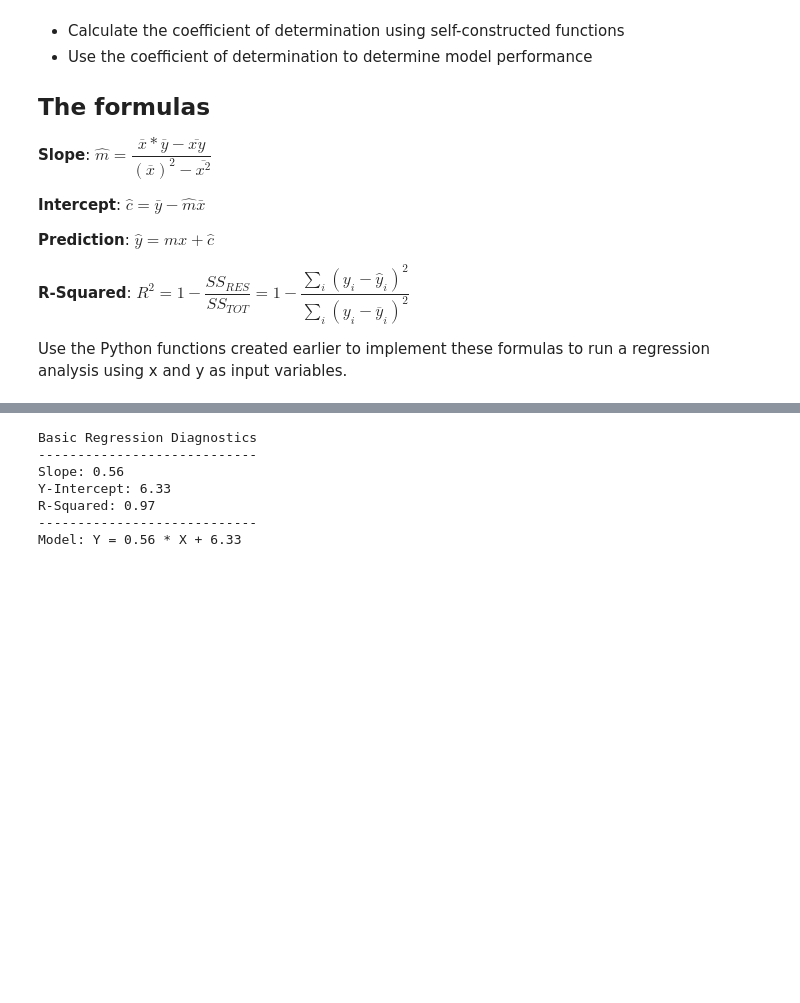
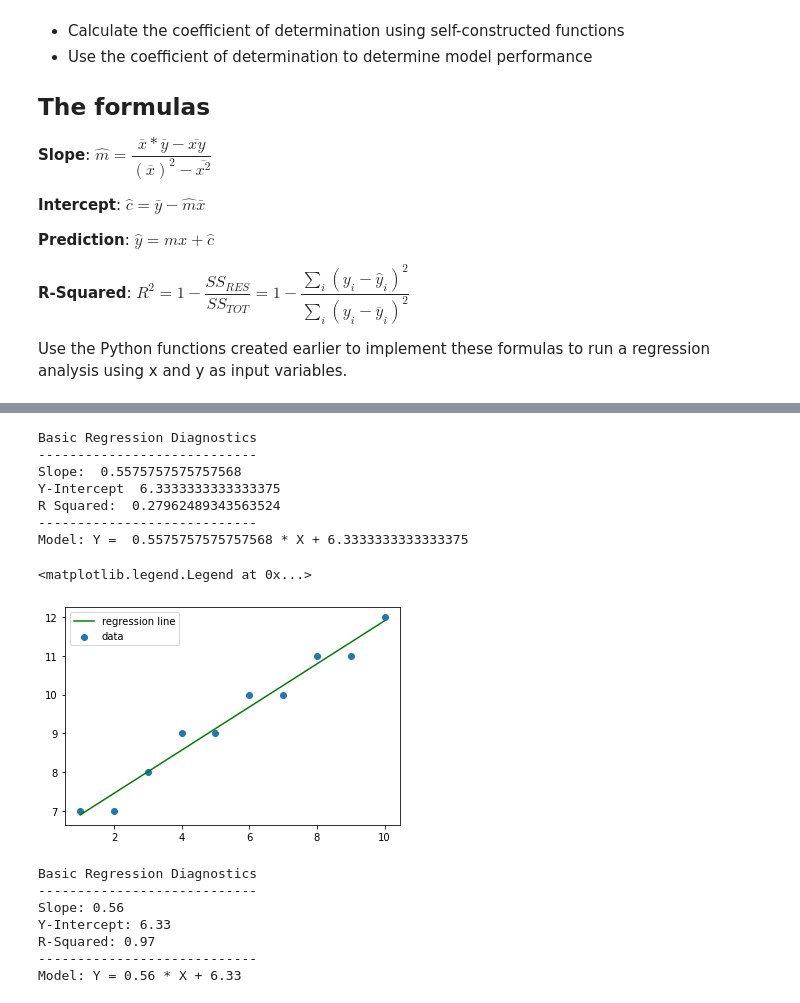
Before and after one commit to dendar/dsc-complete-regression-lab, a Jupyter notebook: index.ipynb, the cells around one changed output, grey strips where cells are left out. Drawn from its saved outputs; the diff is of its cells as text; code cells hidden in the pictures; blank space fills up the shorter version.

```diff
--- a/index.ipynb
+++ b/index.ipynb
@@ -36,3 +109,59 @@ Y = np.array([7, 7, 8, 9, 9, 10, 10, 11, 11, 12], dtype=np.float64)
+# %%
+# Combine all the functions created so far to run a complete regression experiment.
+# Produce an output similar to the one shown below.
+import numpy as  np
+import seaborn as sns
+import matplotlib.pyplot as plt
+X = np.array([1, 2, 3, 4, 5, 6, 7, 8, 9, 10], dtype=np.float64)
+Y = np.array([7, 7, 8, 9, 9, 10, 10, 11, 11, 12], dtype=np.float64)
+def calc_slope(x, y):
+    m = (np.mean(x)*np.mean(y)-np.mean(x*y))/(np.mean(x)**2- np.mean(x**2))
+    return m
+calc_slope(X,Y)
+
+def best_fit(x, y):
+    m = calc_slope(x,y)
+    c = np.mean(y)-m*np.mean(x)
+    return m , c
+m , c = best_fit(X, Y)
+m, c
+
+def reg_line(m, c, x):
+    return  [(m*i)+c for i in x]
+regression_line = reg_line(m, c, X)
+
+def sq_err(y, y_predicted):
+    ss_tot = np.sum((y-y_predicted)**2)
+    return ss_tot
+sq_err(X, Y)
+
+def r_squard(y, y_predict):
+    num = sq_err(y, y_predict)
+    denom = np.sum((y-y_predict.mean())**2)
+    return 1- num/denom
+r_squared =r_squard(X, Y)
+
+print("Basic Regression Diagnostics")
+print("----------------------------")
+print("Slope: ", m)
+print("Y-Intercept ", c)
+print("R Squared: ", r_squared)
+print("----------------------------")
+print("Model: Y = ", m ,"* X +" ,c)
+
+plt.scatter(X,Y, label = "data")
+plt.plot(X, regression_line, label = "regression line", color="g")
+plt.legend()
+# %% [output]
+Basic Regression Diagnostics
+----------------------------
+Slope:  0.5575757575757568
+Y-Intercept  6.3333333333333375
+R Squared:  0.27962489343563524
+----------------------------
+Model: Y =  0.5575757575757568 * X + 6.3333333333333375
+<matplotlib.legend.Legend at 0x...>
+[figure, added]
 # %%
 # Basic Regression Diagnostics
 # ----------------------------
```
Also changed, not shown: parts of 4 cells of this notebook.
